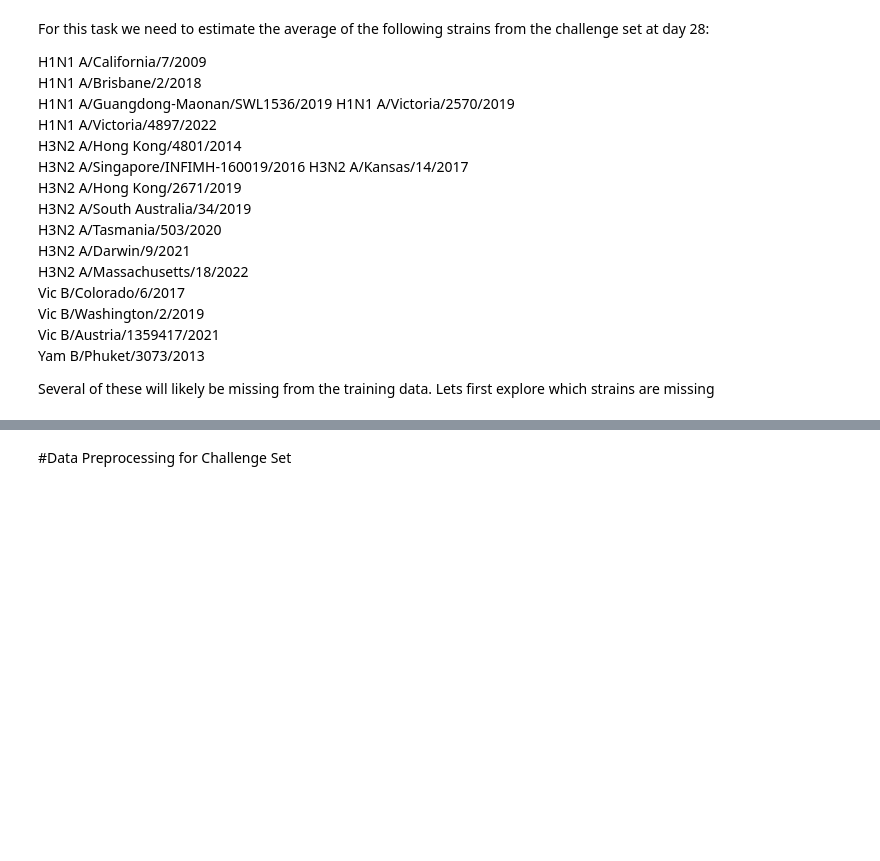
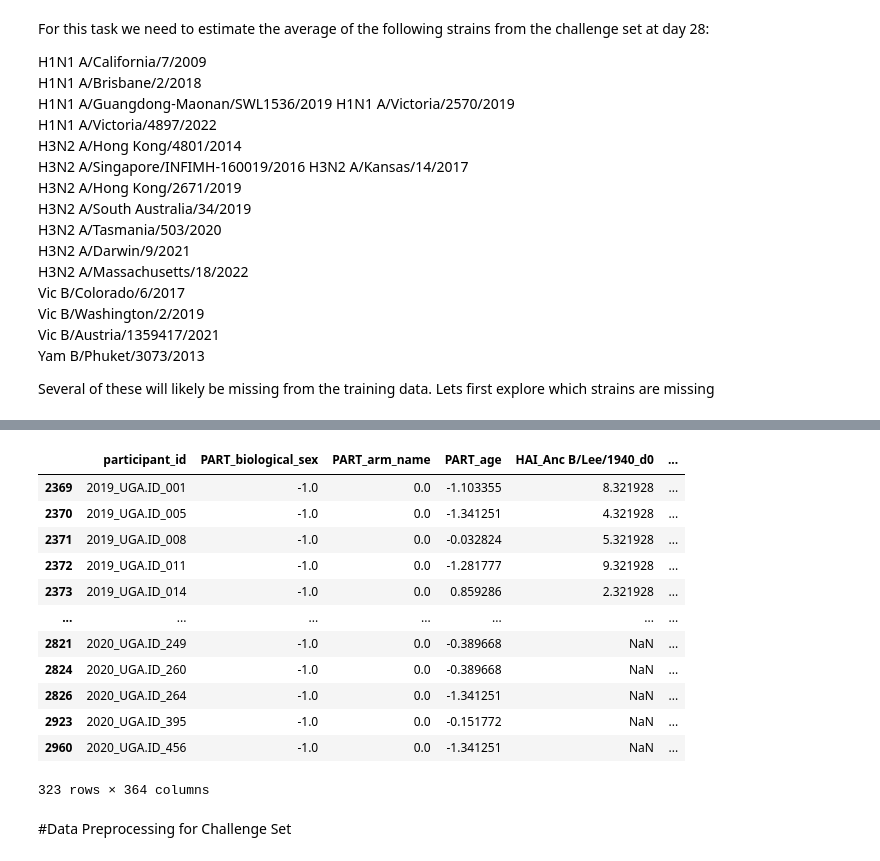
Before and after one commit to DirtyChay/cmi-flu-prediction-challenge-capstone, a Jupyter notebook: automl_models/task_4_5.ipynb, the cells around one changed output, grey strips where cells are left out. Saved outputs shown, nothing was run; the diff lists cells and outputs as text; code cells hidden in the pictures; blank space fills up the shorter version.

```diff
--- a/automl_models/task_4_5.ipynb
+++ b/automl_models/task_4_5.ipynb
@@ -245,5 +246,5 @@ df_train
 # %%
-MIN_STRAIN = 5
+MIN_STRAIN = 11
 
 df_train_filtered = df_train[
     (df_train["n_strains_d0"] >= MIN_STRAIN) &
@@ -252,8 +253,24 @@ df_train_filtered = df_train[
 
 df_train_filtered.drop(columns = ['n_strains_d0', 'n_strains_d28', 'geomean_d28'], inplace = True)
 # %%
-d28_hai_cols = [c for c in df_train_filtered.columns if c.endswith('_d28') and c.startswith('HAI')]
+d28_hai_cols = [c for c in df_train_filtered.columns if (c.endswith('_d28') or c.endswith('_d365')) and c.startswith('HAI')]
 df_train_filtered.drop(columns=d28_hai_cols, inplace=True)
+# %%
+df_train_filtered
+# %% [output]
+|  | participant_id | PART_biological_sex | PART_arm_name | PART_age | HAI_Anc B/Lee/1940_d0 | ... |
+| 2369 | 2019_UGA.ID_001 | -1.0 | 0.0 | -1.103355 | 8.321928 | ... |
+| 2370 | 2019_UGA.ID_005 | -1.0 | 0.0 | -1.341251 | 4.321928 | ... |
+| 2371 | 2019_UGA.ID_008 | -1.0 | 0.0 | -0.032824 | 5.321928 | ... |
+| 2372 | 2019_UGA.ID_011 | -1.0 | 0.0 | -1.281777 | 9.321928 | ... |
+| 2373 | 2019_UGA.ID_014 | -1.0 | 0.0 | 0.859286 | 2.321928 | ... |
+| ... | ... | ... | ... | ... | ... | ... |
+| 2821 | 2020_UGA.ID_249 | -1.0 | 0.0 | -0.389668 | NaN | ... |
+| 2824 | 2020_UGA.ID_260 | -1.0 | 0.0 | -0.389668 | NaN | ... |
+| 2826 | 2020_UGA.ID_264 | -1.0 | 0.0 | -1.341251 | NaN | ... |
+| 2923 | 2020_UGA.ID_395 | -1.0 | 0.0 | -0.151772 | NaN | ... |
+| 2960 | 2020_UGA.ID_456 | -1.0 | 0.0 | -1.341251 | NaN | ... |
+323 rows × 364 columns
 # %% [markdown]
 #Data Preprocessing for Challenge Set
 # %%
```
Also changed, not shown: parts of 7 cells of this notebook.
